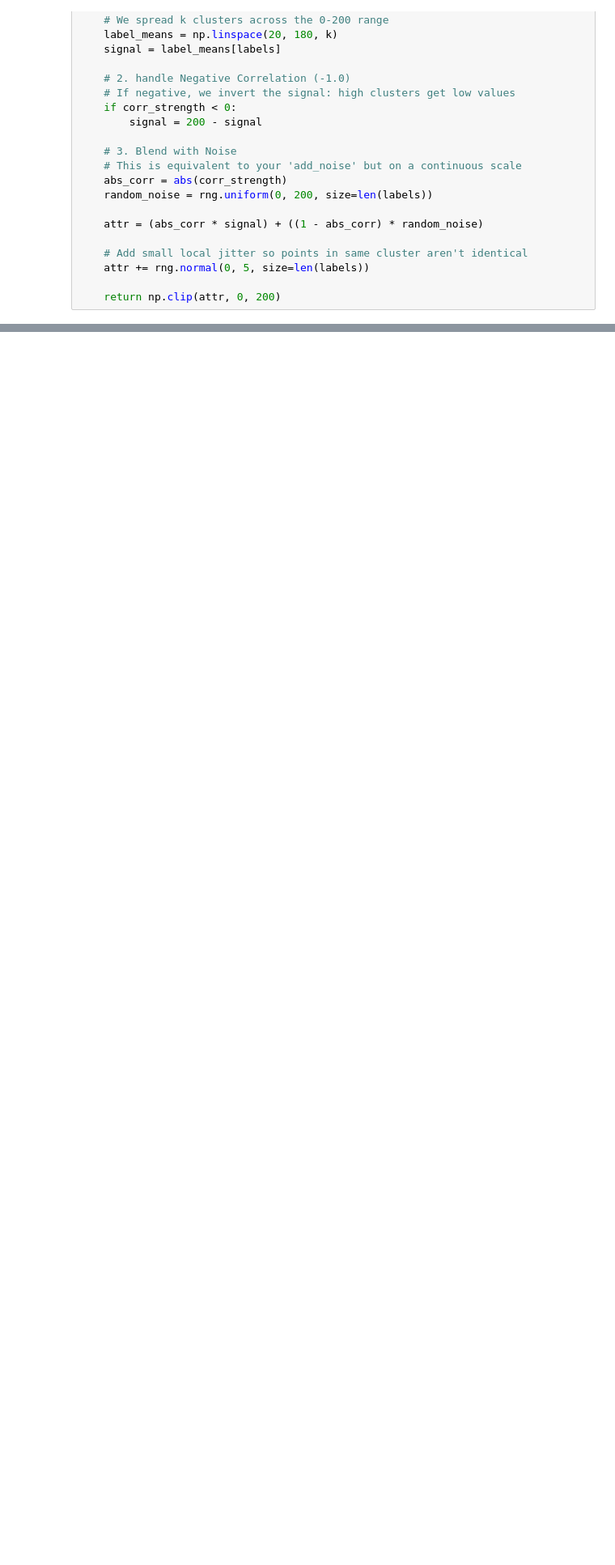
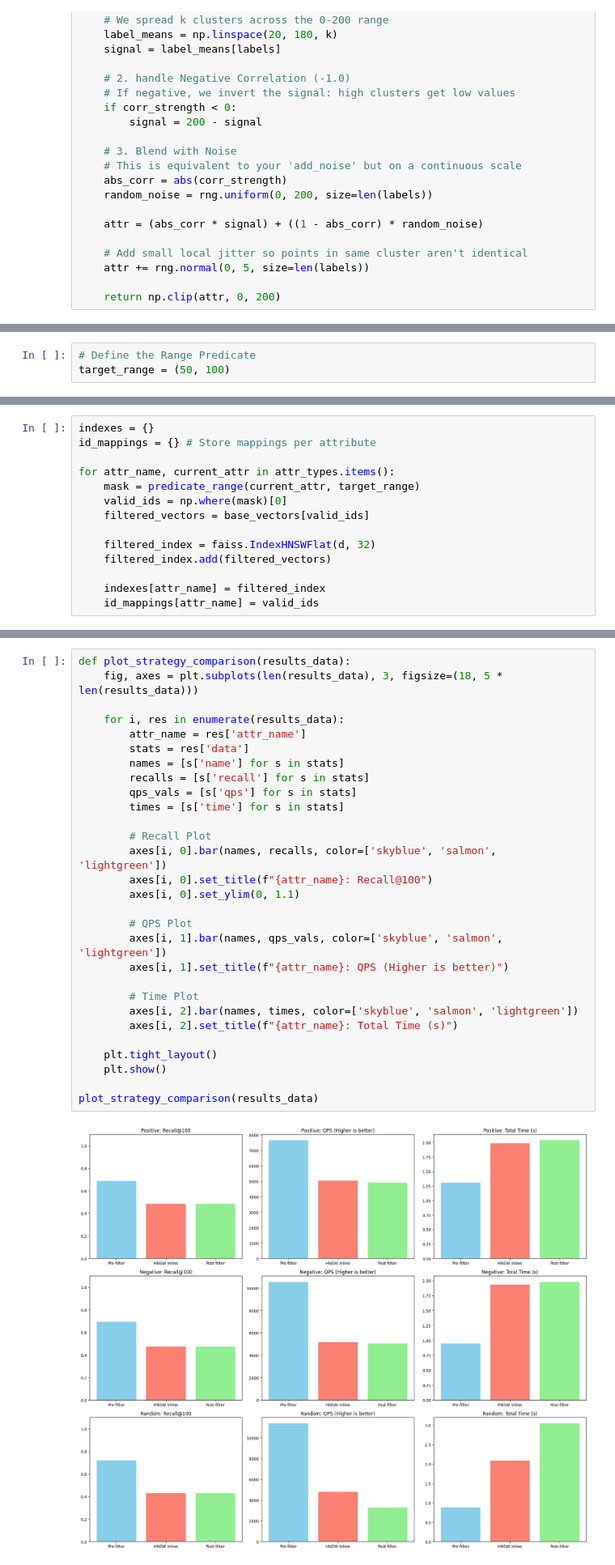
Before and after one commit to aadam19/filtered-vector-search, a Jupyter notebook: src/js_div_sift1_test.ipynb, the cells around one changed output, grey strips where cells are left out. Shown at 81% size. Saved outputs shown, nothing was run; the diff lists cells and outputs as text; blank space fills up the shorter version.

Commit message:
first benchmarking on sift1m with query-independent filtering: target range = (50, 100)

```diff
--- a/src/js_div_sift1_test.ipynb
+++ b/src/js_div_sift1_test.ipynb
@@ -213,0 +259,3 @@ plot_correlation_summary(res_pos, res_neg, res_rand)
+# %%
+# Define the Range Predicate
+target_range = (50, 100)
@@ -213,0 +336,14 @@ plot_correlation_summary(res_pos, res_neg, res_rand)
+# %%
+indexes = {}
+id_mappings = {} # Store mappings per attribute
+
+for attr_name, current_attr in attr_types.items():
+    mask = predicate_range(current_attr, target_range)
+    valid_ids = np.where(mask)[0]
+    filtered_vectors = base_vectors[valid_ids]
+
+    filtered_index = faiss.IndexHNSWFlat(d, 32)
+    filtered_index.add(filtered_vectors)
+
+    indexes[attr_name] = filtered_index
+    id_mappings[attr_name] = valid_ids
@@ -213,0 +386,31 @@ plot_correlation_summary(res_pos, res_neg, res_rand)
+# %%
+def plot_strategy_comparison(results_data):
+    fig, axes = plt.subplots(len(results_data), 3, figsize=(18, 5 * len(results_data)))
+
+    for i, res in enumerate(results_data):
+        attr_name = res['attr_name']
+        stats = res['data']
+        names = [s['name'] for s in stats]
+        recalls = [s['recall'] for s in stats]
+        qps_vals = [s['qps'] for s in stats]
+        times = [s['time'] for s in stats]
+
+        # Recall Plot
+        axes[i, 0].bar(names, recalls, color=['skyblue', 'salmon', 'lightgreen'])
+        axes[i, 0].set_title(f"{attr_name}: Recall@100")
+        axes[i, 0].set_ylim(0, 1.1)
+
+        # QPS Plot
+        axes[i, 1].bar(names, qps_vals, color=['skyblue', 'salmon', 'lightgreen'])
+        axes[i, 1].set_title(f"{attr_name}: QPS (Higher is better)")
+
+        # Time Plot
+        axes[i, 2].bar(names, times, color=['skyblue', 'salmon', 'lightgreen'])
+        axes[i, 2].set_title(f"{attr_name}: Total Time (s)")
+
+    plt.tight_layout()
+    plt.show()
+
+plot_strategy_comparison(results_data)
+# %% [output]
+[figure, added]
```
Also changed, not shown: parts of 18 cells of this notebook.
